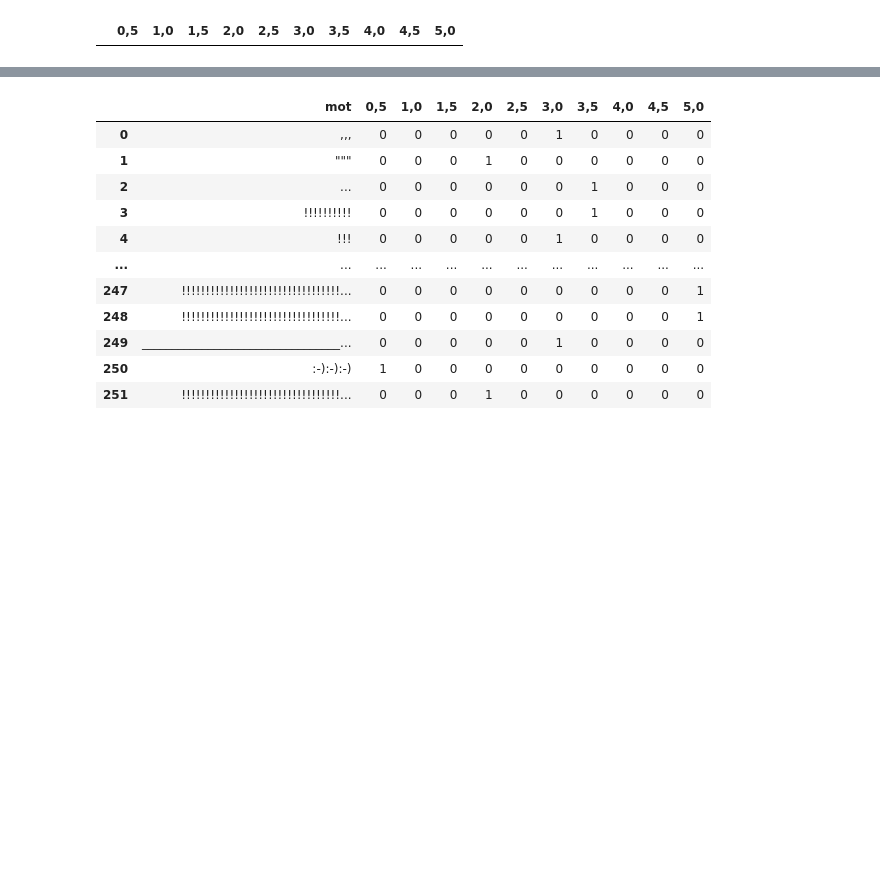
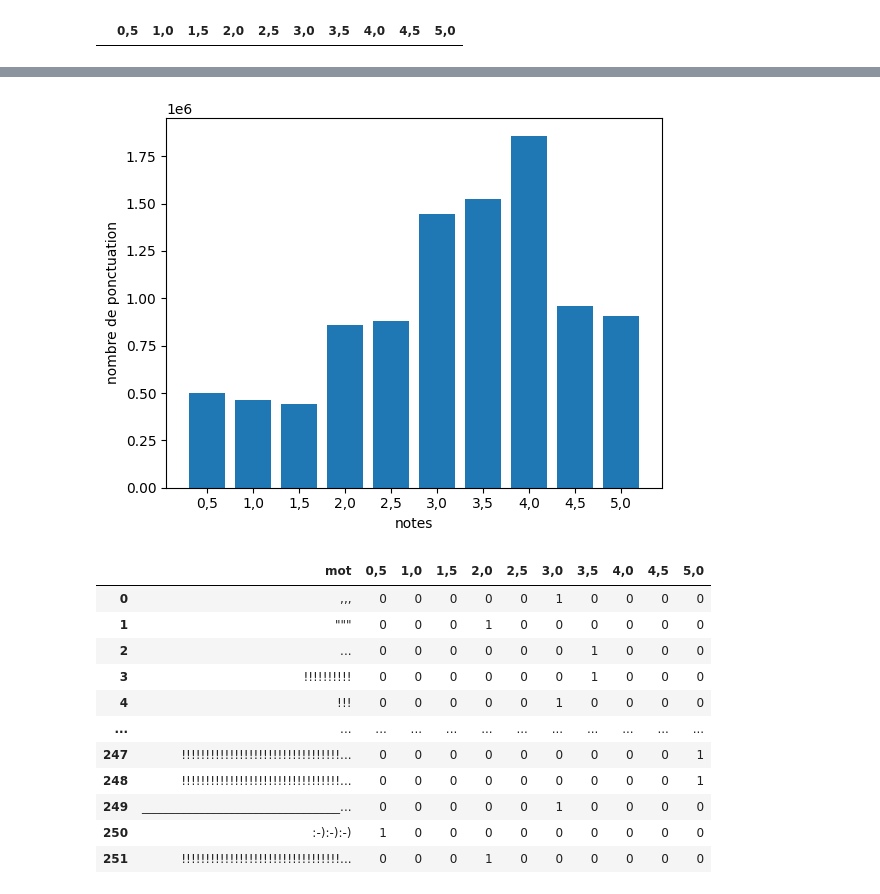
Before and after one commit to dylan-durand/app-innovation, a Jupyter notebook: data_visualization.ipynb, the cells around one changed output, grey strips where cells are left out. Drawn from its saved outputs; the diff is of its cells as text; code cells hidden in the pictures; blank space fills up the shorter version.

```diff
--- a/data_visualization.ipynb
+++ b/data_visualization.ipynb
@@ -609,3 +681,13 @@ display(punct_frequency)
+# %%
+# fix spaces on plot
+xaxis = np.array(notes)
+yaxis = np.array(punct_frequency.loc["punct"])
+plt.bar(xaxis,yaxis)
+plt.xlabel("notes")
+plt.ylabel("nombre de ponctuation")
+plt.show()
+# %% [output]
+[figure, added]
 # %%
 punct_repetition : pd.DataFrame = pd.read_csv("data/punctuation.csv")
 punct_repetition
```
Also changed, not shown: parts of 21 cells of this notebook.
